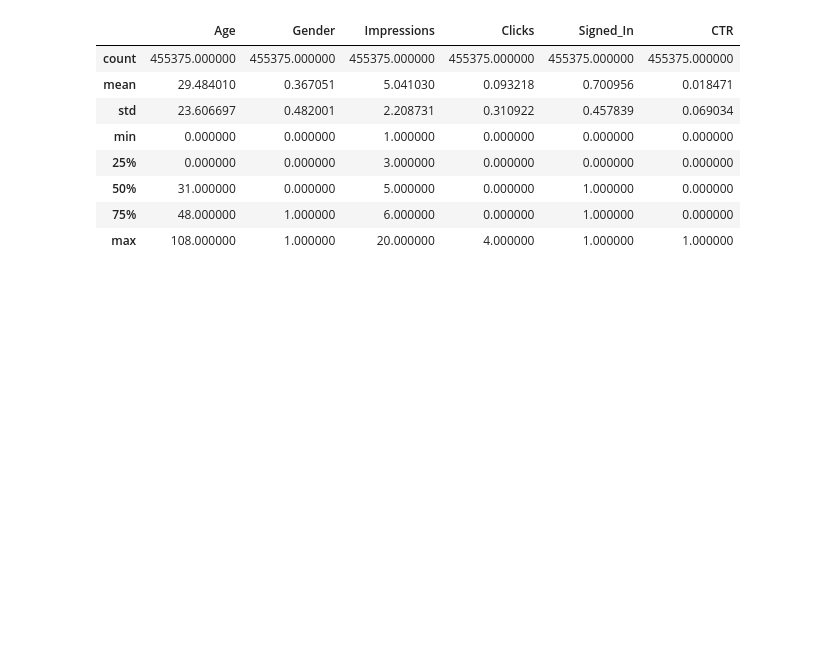
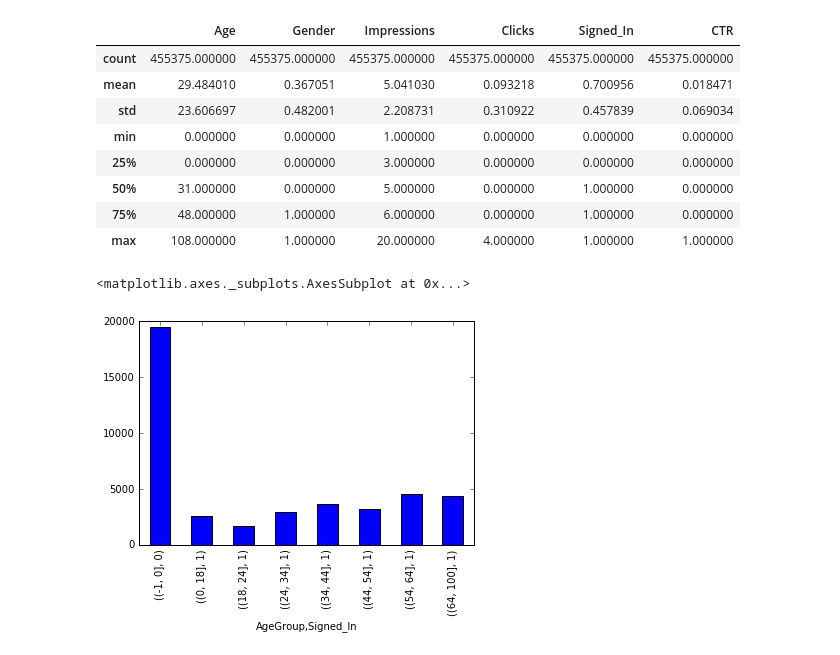
Before and after one commit to hsiaom26/DSFTA, a Jupyter notebook: EDA-NewYorkTimes.ipynb, the cells around one changed output. Cells and saved outputs as stored; diff of their text form; code cells hidden in the pictures; blank space fills up the shorter version.

```diff
--- a/EDA-NewYorkTimes.ipynb
+++ b/EDA-NewYorkTimes.ipynb
@@ -115,3 +115,9 @@ data1.describe()
 | 50% | 31.000000 | 0.000000 | 5.000000 | 0.000000 | 1.000000 | 0.000000 |
 | 75% | 48.000000 | 1.000000 | 6.000000 | 0.000000 | 1.000000 | 0.000000 |
 | max | 108.000000 | 1.000000 | 20.000000 | 4.000000 | 1.000000 | 1.000000 |
+# %%
+impressionsByAgeSignIn = data1.groupby(['AgeGroup','Signed_In'])['Clicks'].sum()
+impressionsByAgeSignIn.plot(kind='bar')
+# %% [output]
+<matplotlib.axes._subplots.AxesSubplot at 0x...>
+[figure, added]
```
Also changed, not shown: parts of 1 cell of this notebook.
